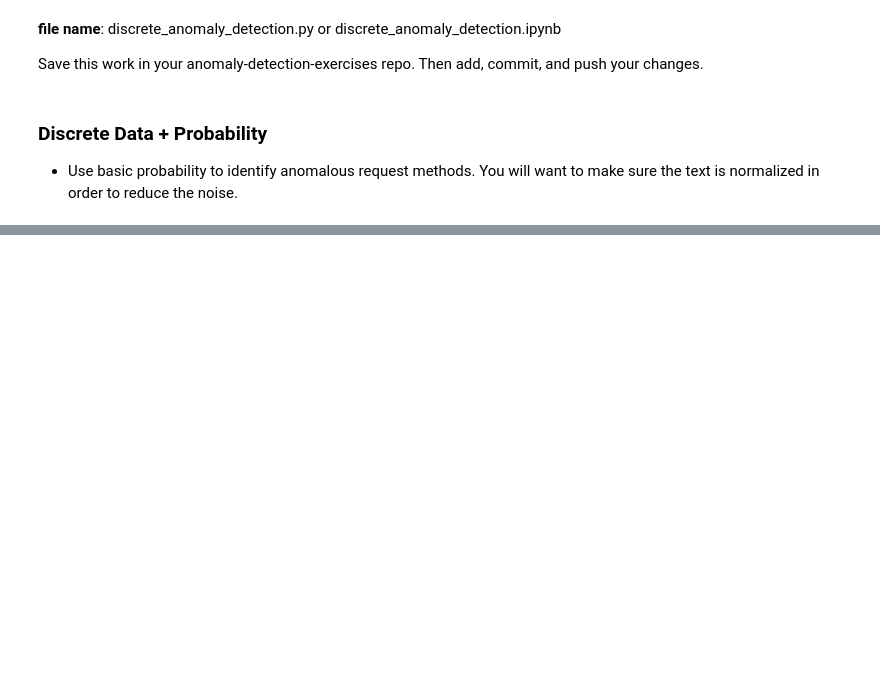
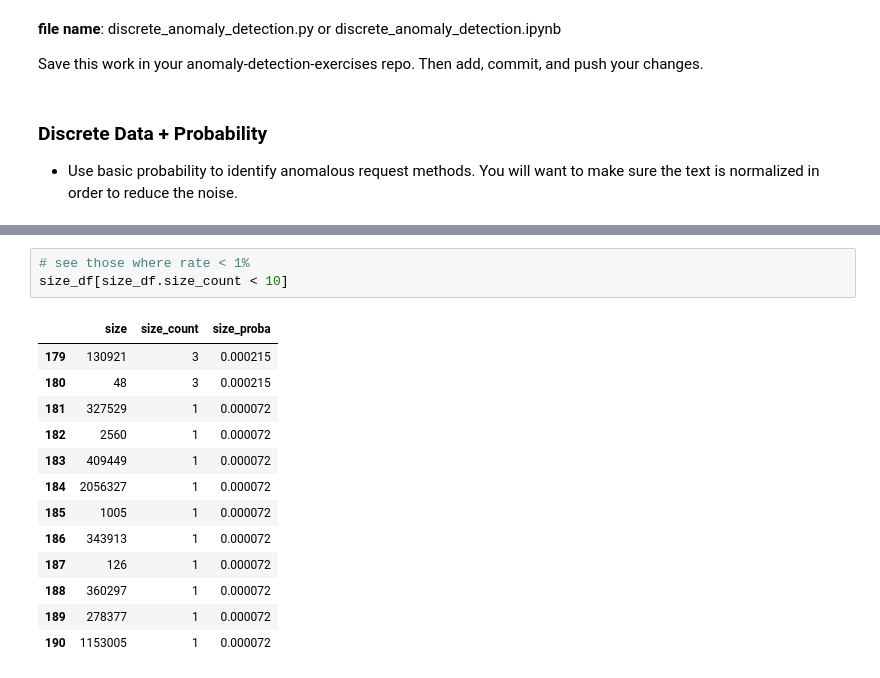
Before and after one commit to gilbert-noriega-ii/anomaly-detection-exercises, a Jupyter notebook: discrete_anomaly_detection.ipynb, the cells around one changed output, grey strips where cells are left out. Saved outputs shown, nothing was run; the diff lists cells and outputs as text; blank space fills up the shorter version.

```diff
--- a/discrete_anomaly_detection.ipynb
+++ b/discrete_anomaly_detection.ipynb
@@ -381,0 +399,17 @@ Save this work in your anomaly-detection-exercises repo. Then add, commit, and p
+# %%
+# see those where rate < 1%
+size_df[size_df.size_count < 10]
+# %% [output]
+|  | size | size_count | size_proba |
+| 179 | 130921 | 3 | 0.000215 |
+| 180 | 48 | 3 | 0.000215 |
+| 181 | 327529 | 1 | 0.000072 |
+| 182 | 2560 | 1 | 0.000072 |
+| 183 | 409449 | 1 | 0.000072 |
+| 184 | 2056327 | 1 | 0.000072 |
+| 185 | 1005 | 1 | 0.000072 |
+| 186 | 343913 | 1 | 0.000072 |
+| 187 | 126 | 1 | 0.000072 |
+| 188 | 360297 | 1 | 0.000072 |
+| 189 | 278377 | 1 | 0.000072 |
+| 190 | 1153005 | 1 | 0.000072 |
```
Also changed, not shown: parts of 16 cells of this notebook.
